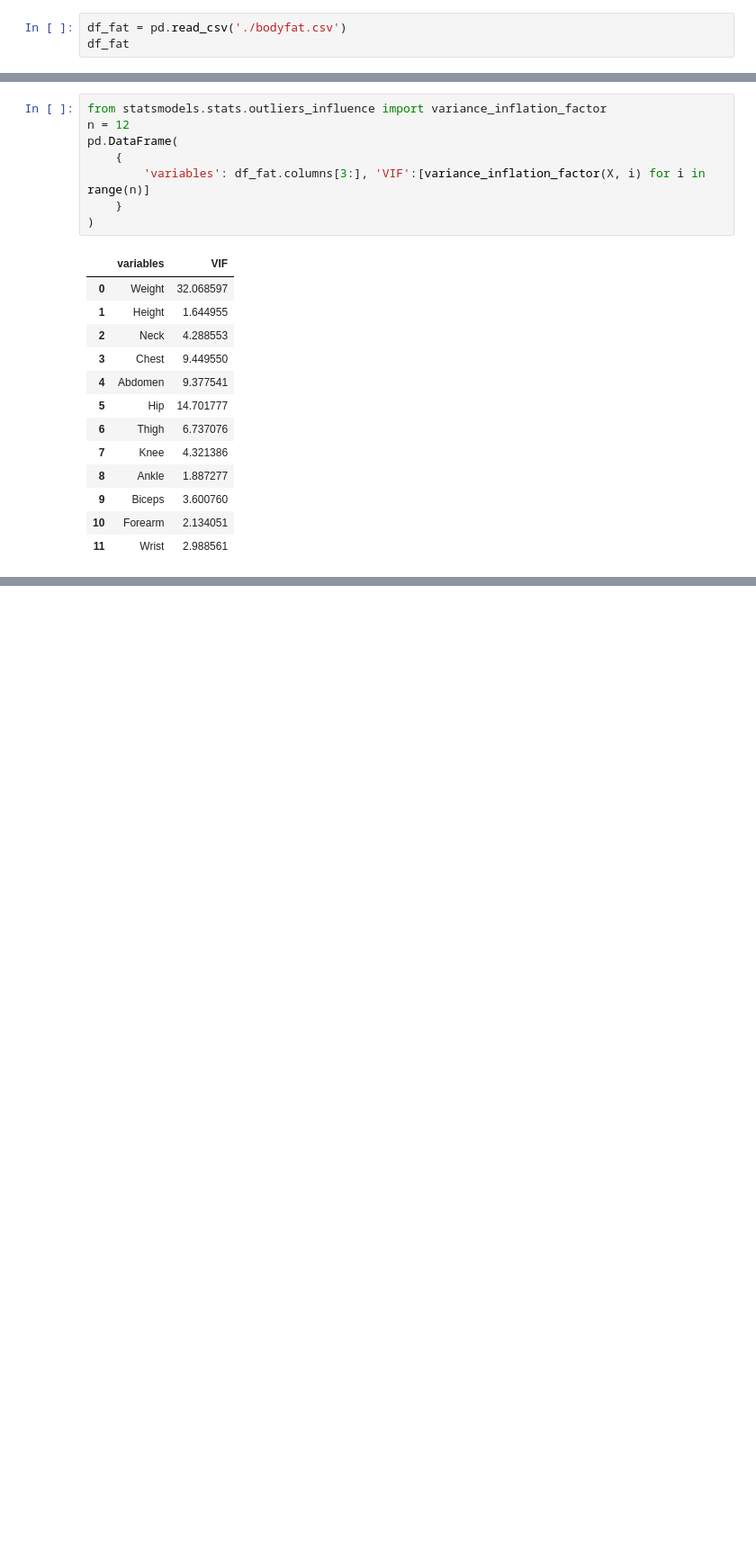
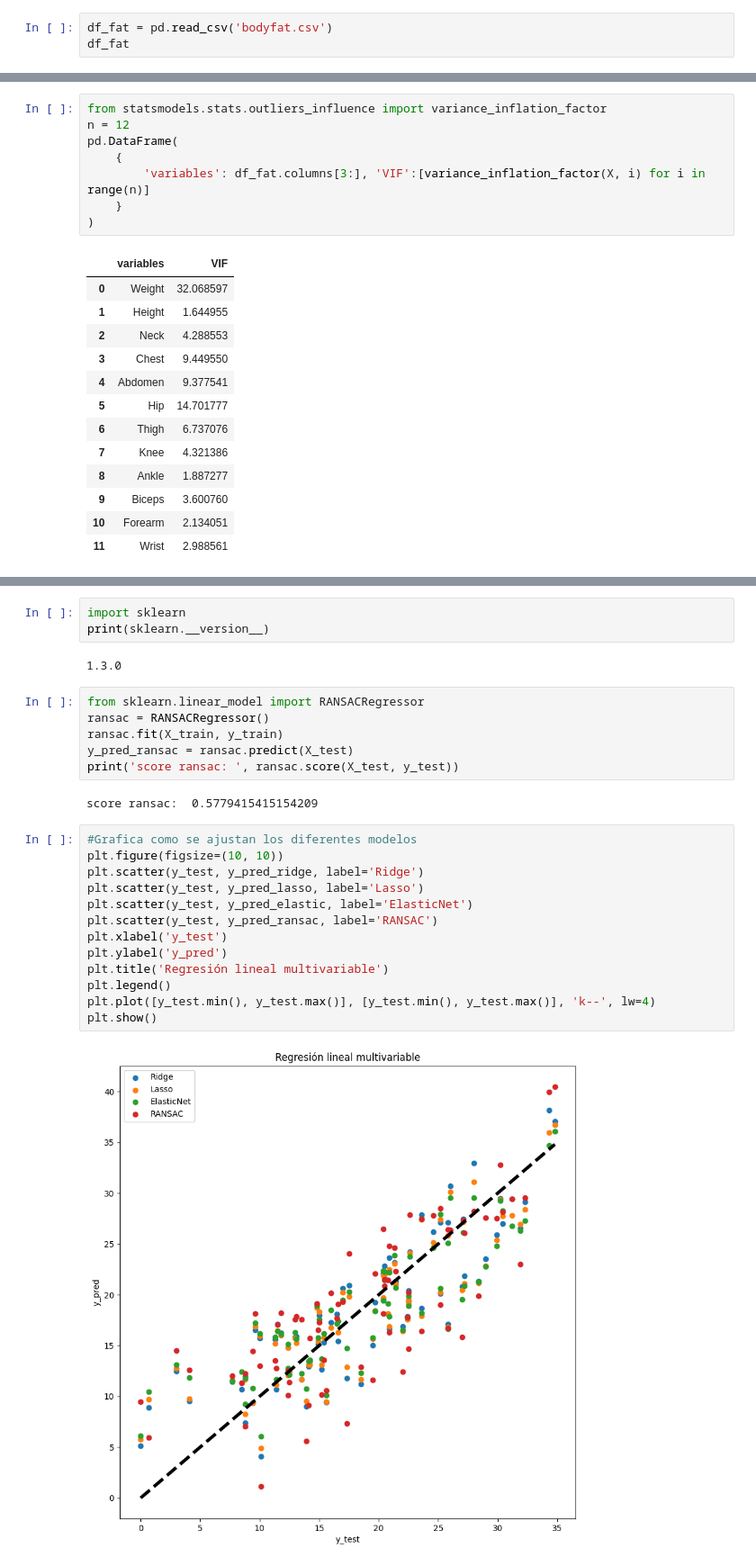
Before and after one commit to JoakoIA/Universidad, a Jupyter notebook: Python/Estadistica Multivariada/clase_10.ipynb, the cells around one changed output, grey strips where cells are left out. Shown at 90% size. Drawn from its saved outputs; the diff is of its cells as text; blank space fills up the shorter version.

```diff
--- a/Python/Estadistica Multivariada/clase_10.ipynb
+++ b/Python/Estadistica Multivariada/clase_10.ipynb
@@ -10,7 +10,7 @@ from sklearn.preprocessing import StandardScaler
 import statsmodels.api as sm
 import matplotlib.pyplot as plt
 # %%
-df_fat = pd.read_csv('./bodyfat.csv')
+df_fat = pd.read_csv('bodyfat.csv')
 df_fat
 # %% [output]
 |  | Density | BodyFat | Age | Weight | Height | Neck | Chest | Abdomen | Hip | Thigh | Knee | ... |
@@ -199,0 +318,28 @@ pd.DataFrame(
+# %%
+import sklearn
+print(sklearn.__version__)
+# %% [output]
+1.3.0
+# %%
+from sklearn.linear_model import RANSACRegressor
+ransac = RANSACRegressor()
+ransac.fit(X_train, y_train)
+y_pred_ransac = ransac.predict(X_test)
+print('score ransac: ', ransac.score(X_test, y_test))
+# %% [output]
+score ransac:  0.5779415415154209
+# %%
+#Grafica como se ajustan los diferentes modelos
+plt.figure(figsize=(10, 10))
+plt.scatter(y_test, y_pred_ridge, label='Ridge')
+plt.scatter(y_test, y_pred_lasso, label='Lasso')
+plt.scatter(y_test, y_pred_elastic, label='ElasticNet')
+plt.scatter(y_test, y_pred_ransac, label='RANSAC')
+plt.xlabel('y_test')
+plt.ylabel('y_pred')
+plt.title('Regresión lineal multivariable')
+plt.legend()
+plt.plot([y_test.min(), y_test.max()], [y_test.min(), y_test.max()], 'k--', lw=4)
+plt.show()
+# %% [output]
+[figure, added]
```
Also changed, not shown: parts of 13 cells of this notebook.
